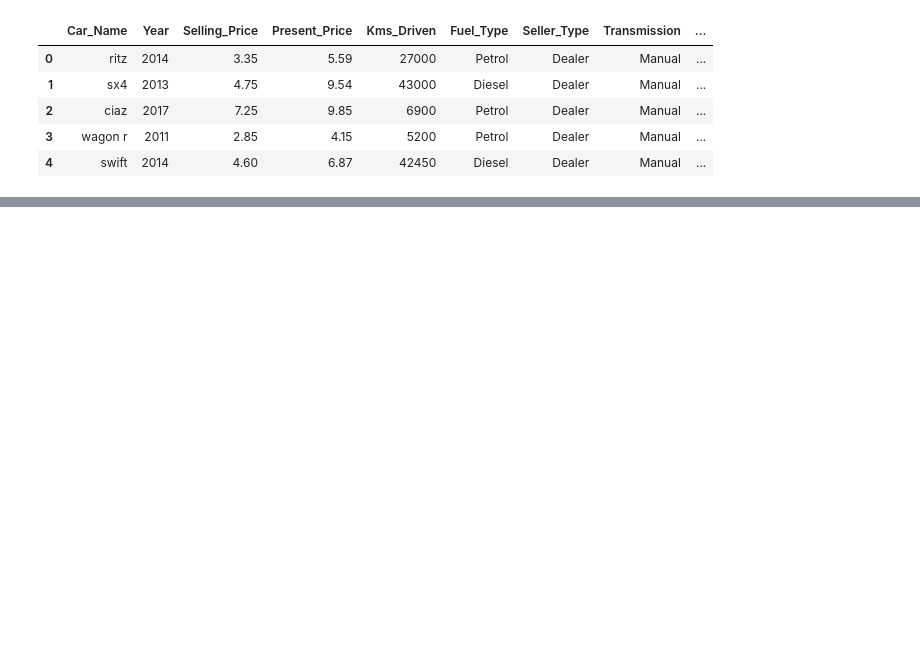
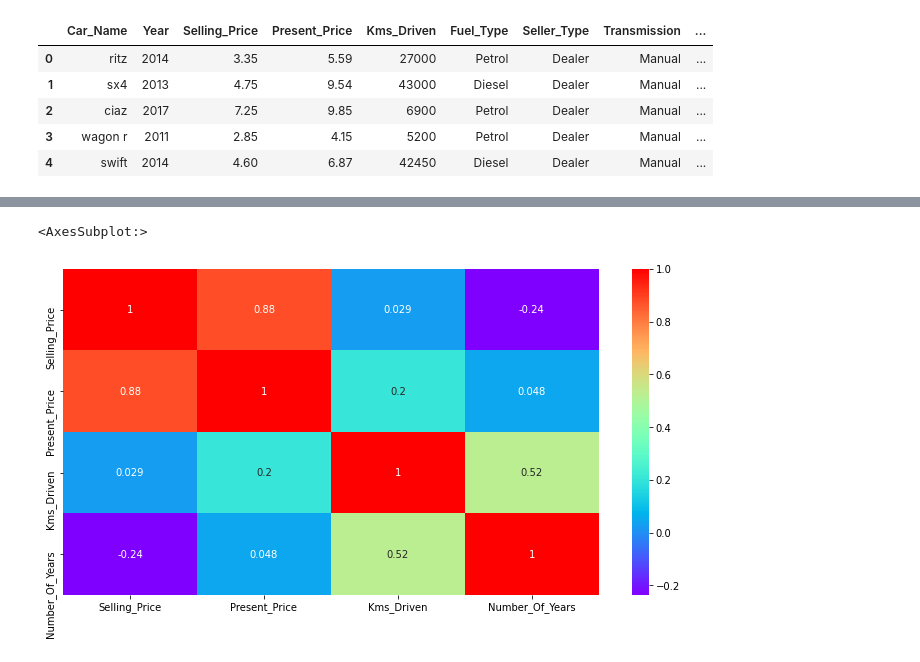
Before and after one commit to venugopal1902/Car_prediction, a Jupyter notebook: Untitled.ipynb, the cells around one changed output, grey strips where cells are left out. Drawn from its saved outputs; the diff is of its cells as text; code cells hidden in the pictures; blank space fills up the shorter version.

```diff
--- a/Untitled.ipynb
+++ b/Untitled.ipynb
@@ -114,0 +107,4 @@ LogisticRegression()
+# %%
+df.Number_Of_Years =df.Number_Of_Years.astype('int64')
+df.Year = df.Year.astype('int64')
+df.dtypes
@@ -114,0 +134,10 @@ LogisticRegression()
+# %%
+df_corr = df.corr()
+index = df_corr.index
+# %%
+import matplotlib.pyplot as plt
+plt.figure(figsize = (12,6))
+sns.heatmap(df[index].corr(),annot = True,cmap = 'rainbow')
+# %% [output]
+<AxesSubplot:>
+[figure, added]
```
Also changed, not shown: parts of 46 cells of this notebook.
